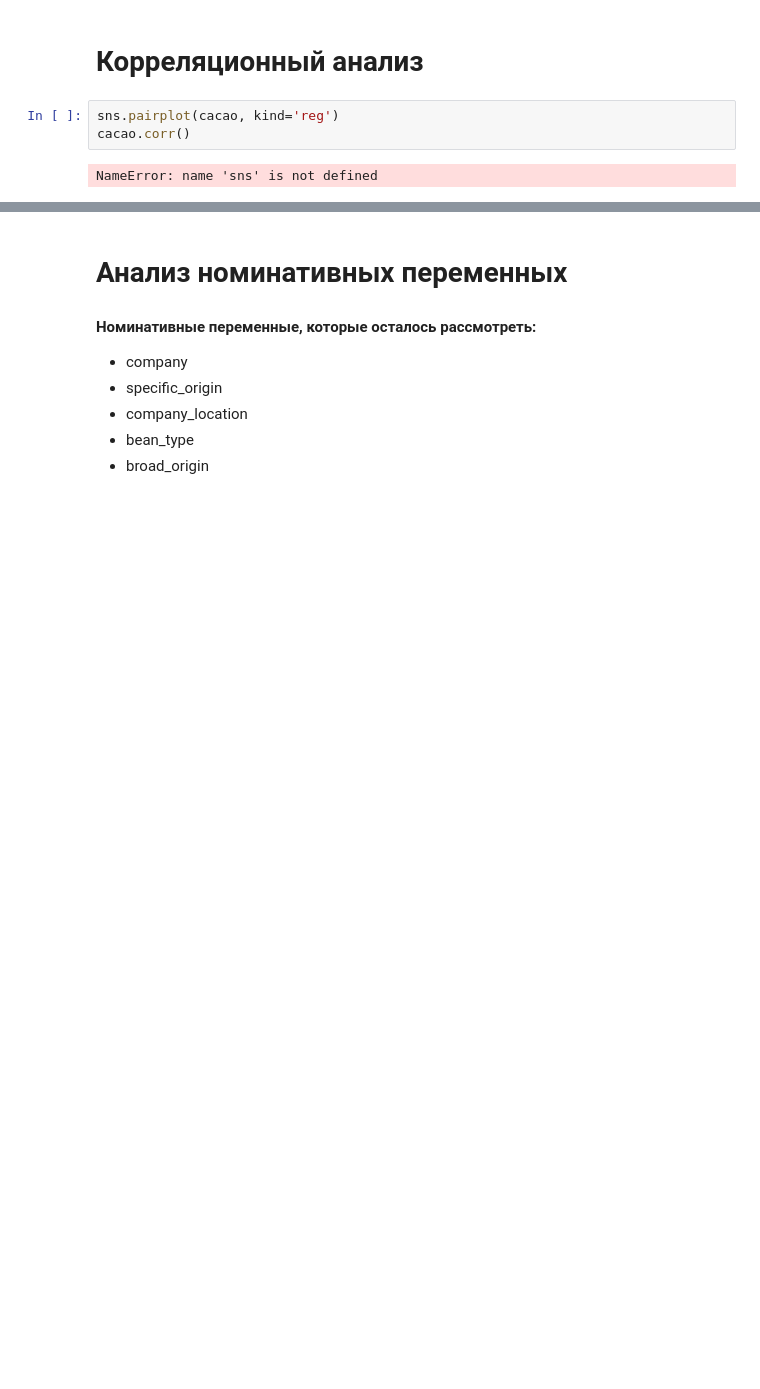
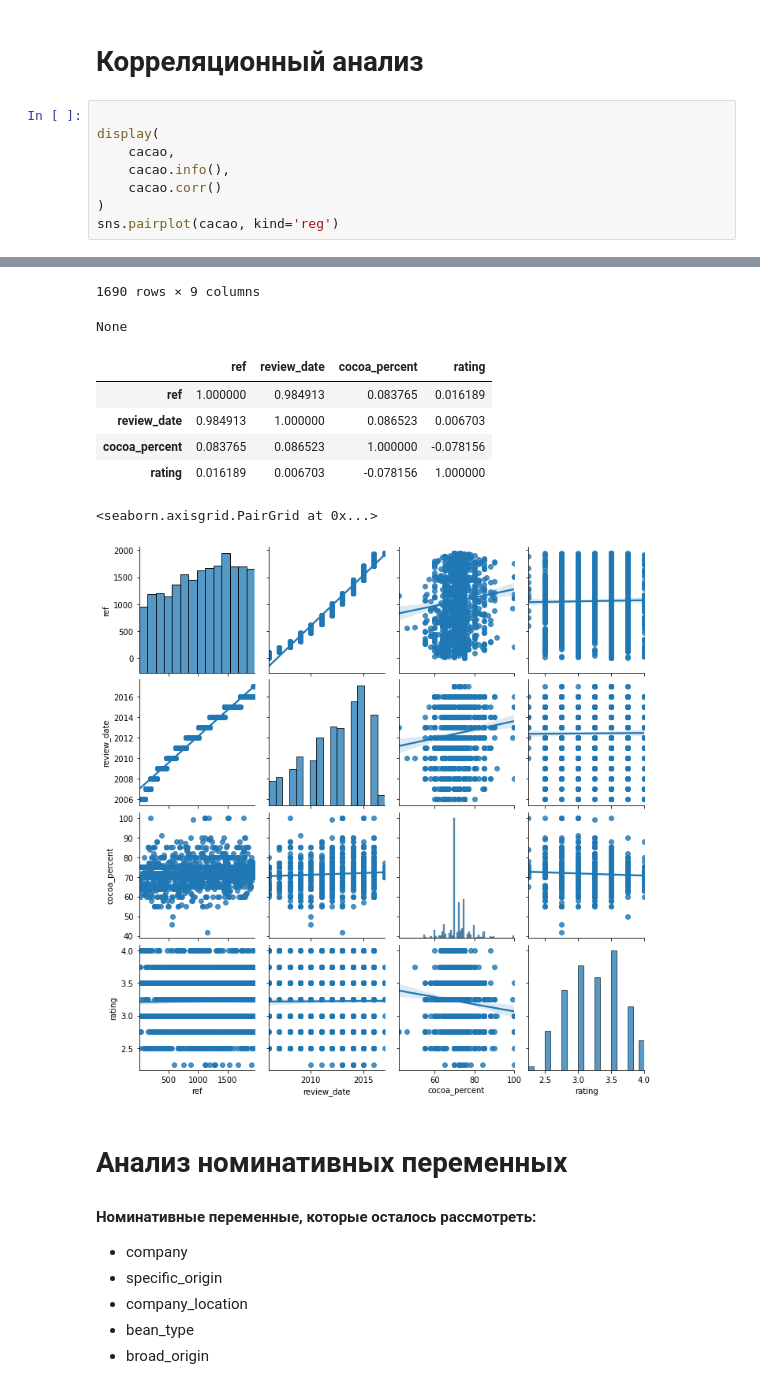
Before and after one commit to bi01/skillfactory_ds, a Jupyter notebook: module_2/template_decision.ipynb, the cells around one changed output, grey strips where cells are left out. Drawn from its saved outputs; the diff is of its cells as text; blank space fills up the shorter version.

```diff
--- a/module_2/template_decision.ipynb
+++ b/module_2/template_decision.ipynb
@@ -641,8 +663,12 @@ NameError: name 'pd' is not defined
 # %% [markdown]
 
 # Корреляционный анализ
-# %%
-sns.pairplot(cacao, kind='reg')
-cacao.corr()
-# %% [output]
-NameError: name 'sns' is not defined
+# %%
+
+display(
+    cacao,
+    cacao.info(),
+    cacao.corr()
+)
+sns.pairplot(cacao, kind='reg')
+# %% [output]
@@ -649,3 +703,12 @@ NameError: name 'sns' is not defined
+1690 rows × 9 columns
+None
+|  | ref | review_date | cocoa_percent | rating |
+| ref | 1.000000 | 0.984913 | 0.083765 | 0.016189 |
+| review_date | 0.984913 | 1.000000 | 0.086523 | 0.006703 |
+| cocoa_percent | 0.083765 | 0.086523 | 1.000000 | -0.078156 |
+| rating | 0.016189 | 0.006703 | -0.078156 | 1.000000 |
+<seaborn.axisgrid.PairGrid at 0x...>
+[figure, added]
 # %% [markdown]
 
 # Анализ номинативных переменных
```
Also changed, not shown: parts of 9 cells of this notebook, 2 other files.
